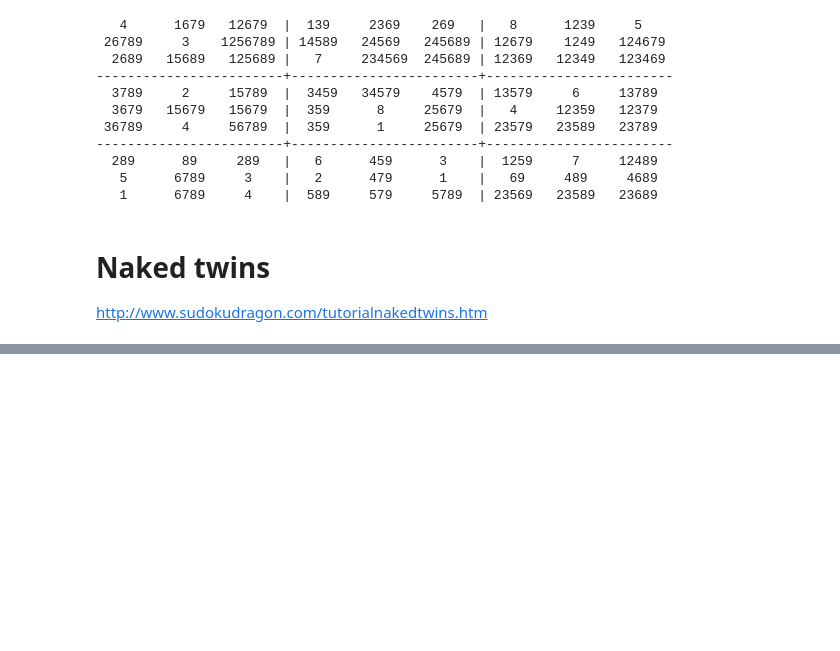
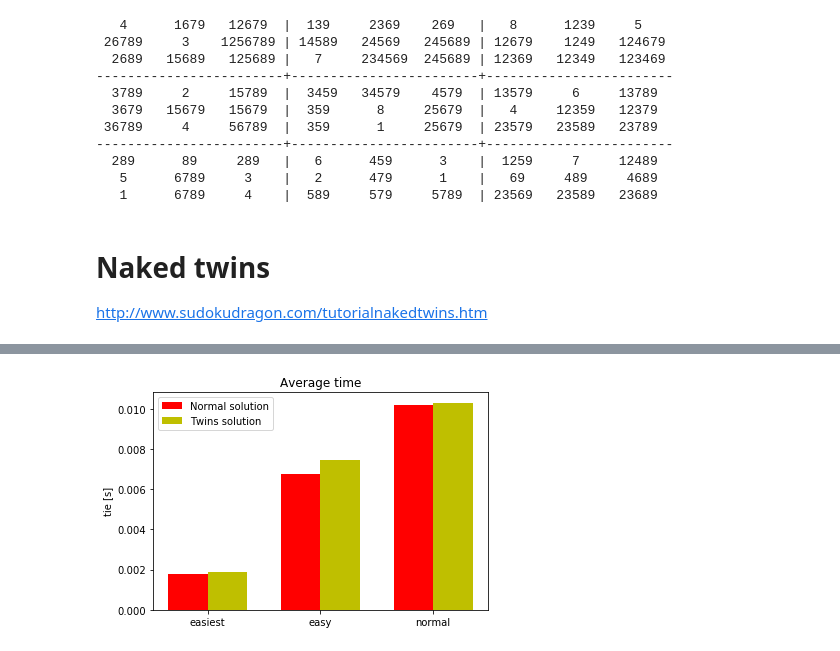
Before and after one commit to madzik176/itai-sudoku, a Jupyter notebook: sudoku.ipynb, the cells around one changed output, grey strips where cells are left out. Cells and saved outputs as stored; diff of their text form; code cells hidden in the pictures; blank space fills up the shorter version.

Commit message:
statistics for solution

```diff
--- a/sudoku.ipynb
+++ b/sudoku.ipynb
@@ -72,7 +72,7 @@ Now that we have squares, units, and peers, the next step is to define the Sudok
 def grid_values(grid):
     "Convert grid into a dict of {square: char} with '0' or '.' for empties."
     chars = [c for c in grid if c in digits or c in '0.']
-    assert len(chars) == 81
+    #assert len(chars) == 81
     return dict(zip(squares, chars))
 
 def display(values):
@@ -280,7 +277,6 @@ display(reduce_puzzle(sudoku_values))
 # Naked twins
 http://www.sudokudragon.com/tutorialnakedtwins.htm
 # %%
-# todo
 assignments = []
 def assign_value(values, box, value):
     """
@@ -300,29 +296,28 @@ def naked_twins(values):
     input: A sudoku in dictionary form.
     output: The resulting sudoku in dictionary form.
     """
-    # First select boxes with 2 entries
+    #Select boxes with 2 entries
     potential_twins = [box for box in values.keys() if len(values[box]) == 2]
-    # Collect boxes that have the same elements
+    #Collect boxes that have the same elements
     naked_twins = [[box1,box2] for box1 in potential_twins \
                     for box2 in peers[box1] \
                     if set(values[box1])==set(values[box2]) ]
 
-    # For each pair of naked twins,
     for i in range(len(naked_twins)):
         box1 = naked_twins[i][0]
         box2 = naked_twins[i][1]
-        # 1- compute intersection of peers
+        #Compute intersection of peers
         peers1 = set(peers[box1])
         peers2 = set(peers[box2])
         peers_int = peers1 & peers2
-        # 2- Delete the two digits in naked twins from all common peers.
+        #Delete the two digits in naked twins from all common peers.
         for peer_val in peers_int:
             if len(values[peer_val])>2:
                 for rm_val in values[box1]:
                     values = assign_value(values, peer_val, values[peer_val].replace(rm_val,''))
     return values
 
-def reduce_with_twins(values):
+def solve_with_twins(values):
     """
     Solve sudoku using eliminate() and only_choice()
 
@@ -338,5 +333,5 @@ def reduce_with_twins(values):
             return values
 
 
-display(reduce_with_twins(sudoku_values))
+display(solve_with_twins(sudoku_values))
 # %% [output]
@@ -353,0 +425,23 @@ display(reduce_with_twins(sudoku_values))
+# %%
+#show chart
+import numpy as np
+import matplotlib.pyplot as plt
+
+N = 3
+ind = np.arange(N)  # the x locations for the groups
+width = 0.35       # the width of the bars
+
+fig, ax = plt.subplots()
+rects1 = ax.bar(ind, time_normal, width, color='r')
+rects2 = ax.bar(ind + width, time_twins, width, color='y')
+
+# add some text for labels, title and axes ticks
+ax.set_ylabel('tie [s]')
+ax.set_title('Average time')
+ax.set_xticks(ind + width / 2)
+ax.set_xticklabels(('easiest','easy','normal'))
+
+ax.legend((rects1[0], rects2[0]), ('Normal solution', 'Twins solution'))
+plt.show()
+# %% [output]
+[figure, added]
```
Also changed, not shown: parts of 4 cells of this notebook.
